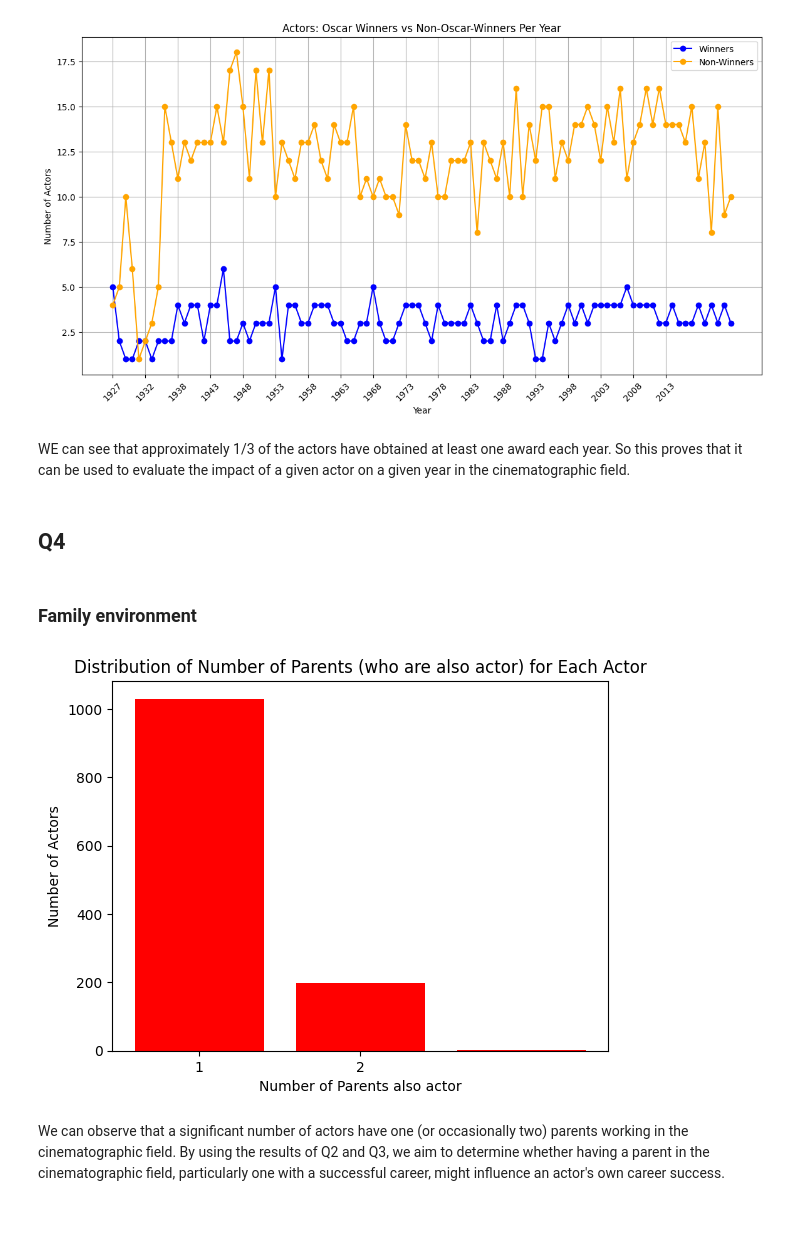
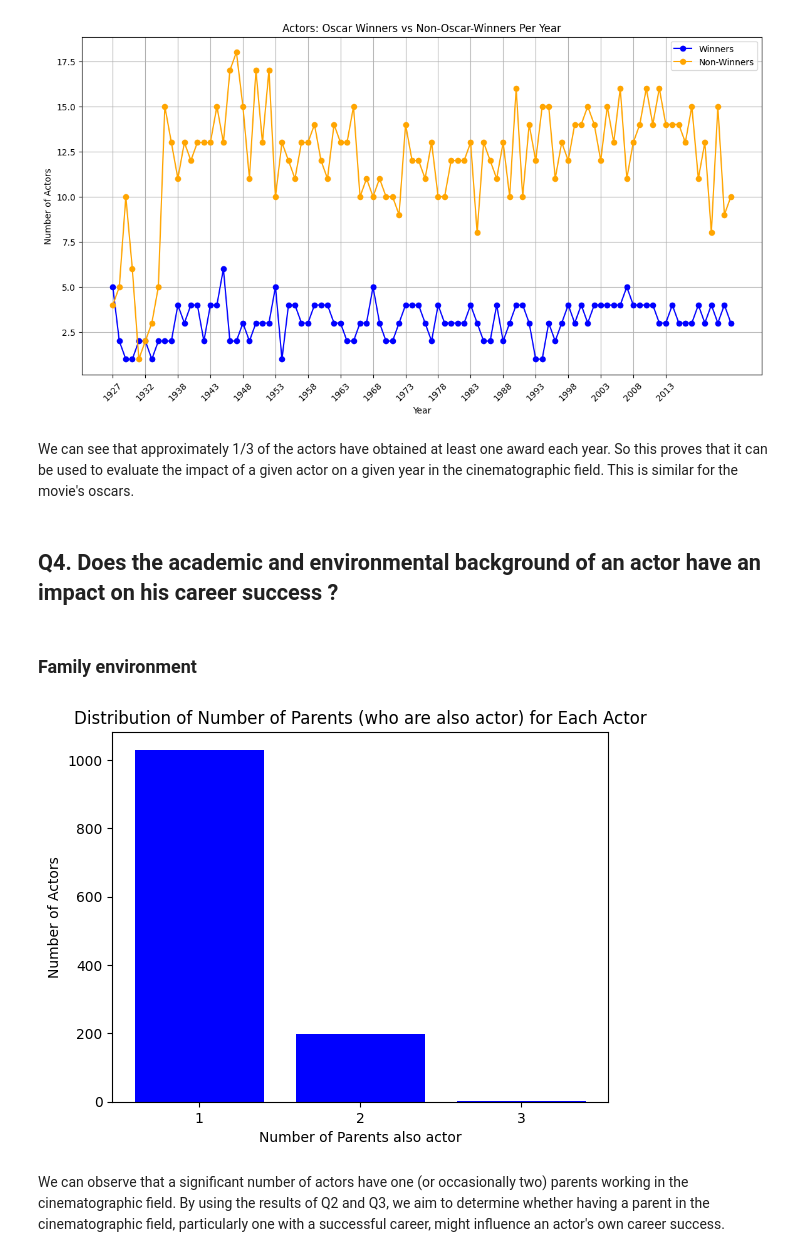
Before and after one commit to epfl-ada/ada-2024-project-bradaframanadamada, a Jupyter notebook: results.ipynb, the cells around one changed output. Saved outputs shown, nothing was run; the diff lists cells and outputs as text; code cells hidden in the pictures; blank space fills up the shorter version.

```diff
--- a/results.ipynb
+++ b/results.ipynb
@@ -1107,39 +1098,39 @@ plt.show()
 [figure]
 [figure]
 # %% [markdown]
-WE can see that approximately 1/3 of the actors have obtained at least one award each year. So this proves that it can be used to evaluate the impact of a given actor on a given year in the cinematographic field.
+We can see that approximately 1/3 of the actors have obtained at least one award each year. So this proves that it can be used to evaluate the impact of a given actor on a given year in the cinematographic field. This is similar for the movie's oscars.
 # %% [markdown]
-## Q4
+## Q4. Does the academic and environmental background of an actor have an impact on his career success ?
 # %% [markdown]
 ### Family environment
 # %%
 # transform the string of the columns of children and spouses into array.
 actor_wikidata['spouse'] = actor_wikidata['spouse'].apply(ast.literal_eval)
 actor_wikidata['children'] = actor_wikidata['children'].apply(ast.literal_eval)
 
-# construct the object retrieve to find the parent list of each actor.
+# construct the object to retrieve the parent list of each actor.
 from src.utils.retrieve_parents_from_children import ParentsFromChildrenRetriever
 parentRetriever = ParentsFromChildrenRetriever(actor_wikidata=actor_wikidata)
 
 # for each actor, retrieve the list of parents (who are also actor)
 actor_wikidata['parents'] = actor_wikidata['actorLabel'].apply(parentRetriever.find_parents_for_child_actor_name)
 
 # Visualize the results
 
 # calculate the number of parent (who are also actor) for each actor
 actor_wikidata['number_actor_parents'] = actor_wikidata['parents'].apply(len)
 number_of_parents = actor_wikidata['number_actor_parents'].value_counts().sort_index()
 # only take into account the actor with at least one parent
 number_of_parents = number_of_parents[number_of_parents.index > 0]
 
-plt.bar(number_of_parents.index, number_of_parents.values, color='red')
+plt.bar(number_of_parents.index, number_of_parents.values, color='blue')
 plt.title('Distribution of Number of Parents (who are also actor) for Each Actor')
 plt.xlabel('Number of Parents also actor')
 plt.ylabel('Number of Actors')
-plt.xticks([1,2])
+plt.xticks([1,2,3])
 plt.show()
 # %% [output]
-[figure, old version]
+[figure, new version]
 # %% [markdown]
 We can observe that a significant number of actors have one (or occasionally two) parents working in the cinematographic field. By using the results of Q2 and Q3, we aim to determine whether having a parent in the cinematographic field, particularly one with a successful career, might influence an actor's own career success.
 # %%
```
Also changed, not shown: parts of 47 cells of this notebook, 9 other files.
